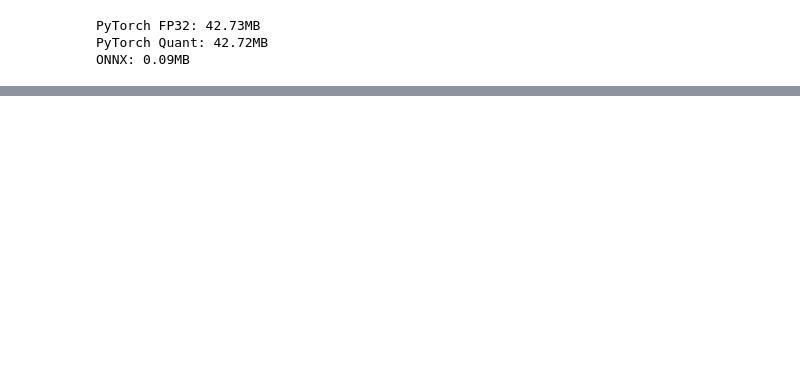
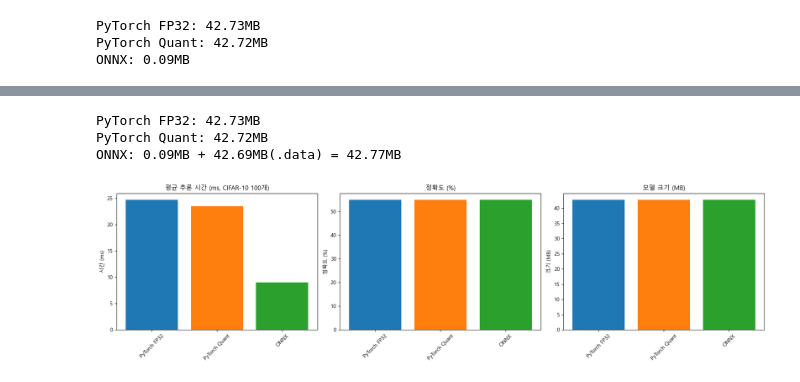
Before and after one commit to perweekdev/Optimization, a Jupyter notebook: 02_모델 양자화 및 ONNX 변환/inference.ipynb, the cells around one changed output, grey strips where cells are left out. Saved outputs shown, nothing was run; the diff lists cells and outputs as text; code cells hidden in the pictures; blank space fills up the shorter version.

```diff
--- a/02_모델 양자화 및 ONNX 변환/inference.ipynb
+++ b/02_모델 양자화 및 ONNX 변환/inference.ipynb
@@ -293,0 +247,75 @@ print("\n CSV 저장: outputs/plots/comparison_results.csv")
+# %%
+# 모델 크기 측정
+model_files = {
+    'PyTorch FP32': 'resnet18.pth',
+    'PyTorch Quant': 'resnet18_quant.pth',
+    'ONNX': 'resnet18.onnx'
+}
+
+model_sizes = {}
+
+for name, filename in model_files.items():
+    filepath = f'outputs/models/{filename}'
+
+    if os.path.exists(filepath):
+        size_mb = os.path.getsize(filepath) / (1024 ** 2)
+
+        # ONNX의 경우 .data 파일도 합산
+        if name == 'ONNX':
+            data_path = filepath + '.data'
+            if os.path.exists(data_path):
+                data_size_mb = os.path.getsize(data_path) / (1024 ** 2)
+                total_size_mb = size_mb + data_size_mb
+                model_sizes[name] = round(total_size_mb, 2)
+                print(f"{name}: {size_mb:.2f}MB + {data_size_mb:.2f}MB(.data) = {total_size_mb:.2f}MB")
+            else:
+                model_sizes[name] = round(size_mb, 2)
+                print(f"{name}: {size_mb:.2f}MB (.data 파일 없음)")
+        else:
+            model_sizes[name] = round(size_mb, 2)
+            print(f"{name}: {size_mb:.2f}MB")
+
+    else:
+        print(f"{name}: {filepath} 없음")
+        model_sizes[name] = 0.0
+# %% [output]
+PyTorch FP32: 42.73MB
+PyTorch Quant: 42.72MB
+ONNX: 0.09MB + 42.69MB(.data) = 42.77MB
+# %%
+# 시각화
+import matplotlib.pyplot as plt
+plt.rc('font', family='Malgun Gothic')
+os.makedirs('outputs/plots', exist_ok=True)
+
+models_order = list(results.keys())
+
+fig, (ax1, ax2, ax3) = plt.subplots(1, 3, figsize=(18, 5))
+
+# 1. 추론 시간
+times = [results[m]['avg_time_ms'] for m in models_order]
+ax1.bar(models_order, times, color=['#1f77b4', '#ff7f0e', '#2ca02c'])
+ax1.set_title('평균 추론 시간 (ms, CIFAR-10 100개)')
+ax1.set_ylabel('시간 (ms)')
+ax1.tick_params(axis='x', rotation=45)
+
+# 2. 정확도
+accuracies = [results[m]['accuracy_%'] for m in models_order]
+ax2.bar(models_order, accuracies, color=['#1f77b4', '#ff7f0e', '#2ca02c'])
+ax2.set_title('정확도 (%)')
+ax2.set_ylabel('정확도 (%)')
+ax2.tick_params(axis='x', rotation=45)
+
+# 3. 모델 크기
+sizes = [model_sizes[m] for m in models_order]
+ax3.bar(models_order, sizes, color=['#1f77b4', '#ff7f0e', '#2ca02c'])
+ax3.set_title('모델 크기 (MB)')
+ax3.set_ylabel('크기 (MB)')
+ax3.tick_params(axis='x', rotation=45)
+
+plt.tight_layout()
+# plt.savefig('outputs/plots/model_comparison.png', dpi=300, bbox_inches='tight')
+plt.show()
+# print("✅ 그래프 저장: outputs/plots/model_comparison.png")
+# %% [output]
+[figure, added]
```
Also changed, not shown: parts of 4 cells of this notebook, 1 other file.
